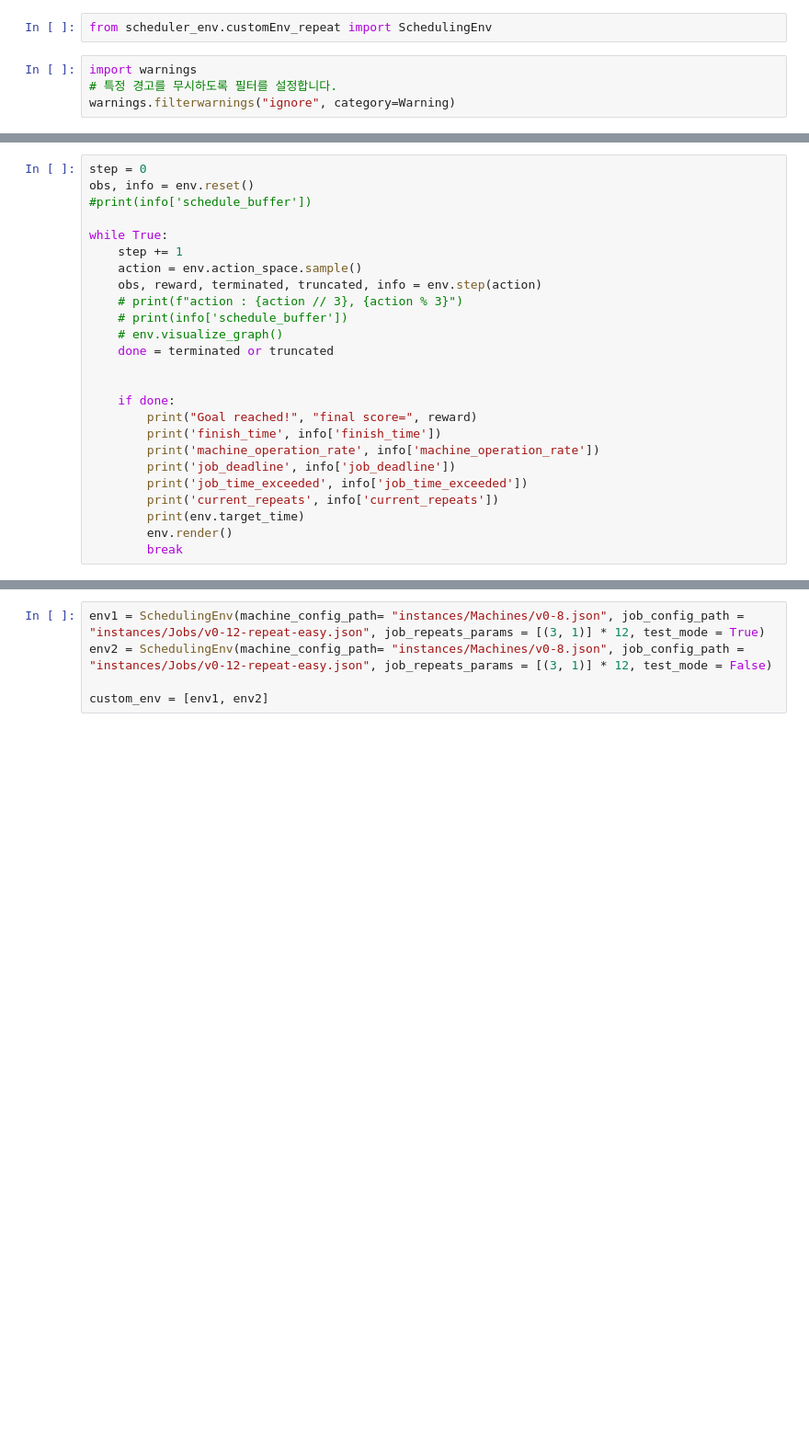
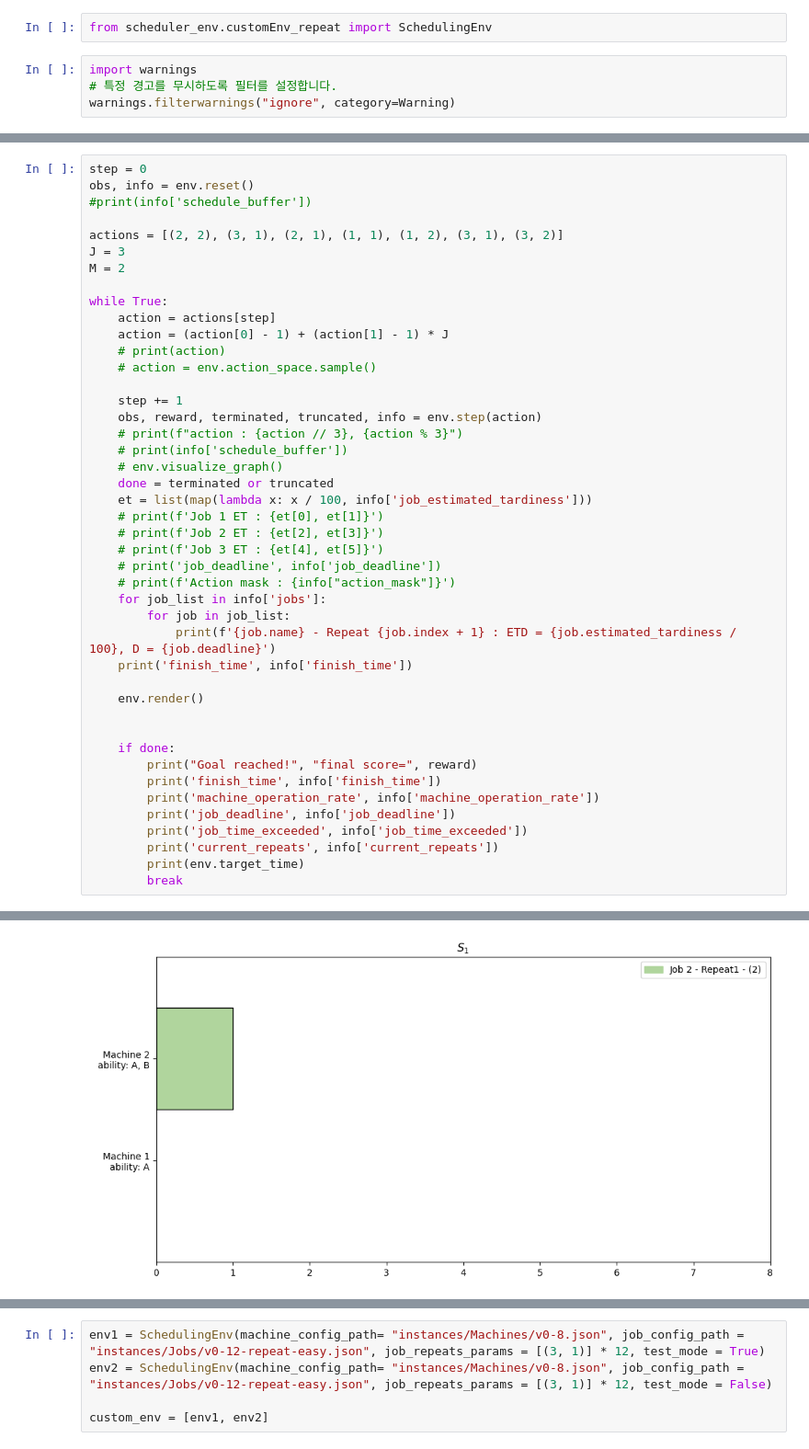
Before and after one commit to Huch0/RL-Scheduler, a Jupyter notebook: MaskablePPO-Repeatable.ipynb, the cells around one changed output, grey strips where cells are left out. Shown at 92% size. Cells and saved outputs as stored; diff of their text form; blank space fills up the shorter version.

```diff
--- a/MaskablePPO-Repeatable.ipynb
+++ b/MaskablePPO-Repeatable.ipynb
@@ -33,14 +48,34 @@ step = 0
 obs, info = env.reset()
 #print(info['schedule_buffer'])
 
+actions = [(2, 2), (3, 1), (2, 1), (1, 1), (1, 2), (3, 1), (3, 2)]
+J = 3
+M = 2
+
 while True:
+    action = actions[step]
+    action = (action[0] - 1) + (action[1] - 1) * J
+    # print(action)
+    # action = env.action_space.sample()
+
     step += 1
-    action = env.action_space.sample()
     obs, reward, terminated, truncated, info = env.step(action)
     # print(f"action : {action // 3}, {action % 3}")
     # print(info['schedule_buffer'])
     # env.visualize_graph()
     done = terminated or truncated
+    et = list(map(lambda x: x / 100, info['job_estimated_tardiness']))
+    # print(f'Job 1 ET : {et[0], et[1]}')
+    # print(f'Job 2 ET : {et[2], et[3]}')
+    # print(f'Job 3 ET : {et[4], et[5]}')
+    # print('job_deadline', info['job_deadline'])
+    # print(f'Action mask : {info["action_mask"]}')
+    for job_list in info['jobs']:
+        for job in job_list:
+            print(f'{job.name} - Repeat {job.index + 1} : ETD = {job.estimated_tardiness / 100}, D = {job.deadline}')
+    print('finish_time', info['finish_time'])
+
+    env.render()
 
 
     if done:
@@ -51,6 +86,5 @@ while True:
         print('job_time_exceeded', info['job_time_exceeded'])
         print('current_repeats', info['current_repeats'])
         print(env.target_time)
-        env.render()
         break
 # %% [output]
@@ -57,0 +98 @@ TypeError: 'int' object is not subscriptable
+[figure, added]
```
Also changed, not shown: parts of 8 cells of this notebook, 1 other file.
